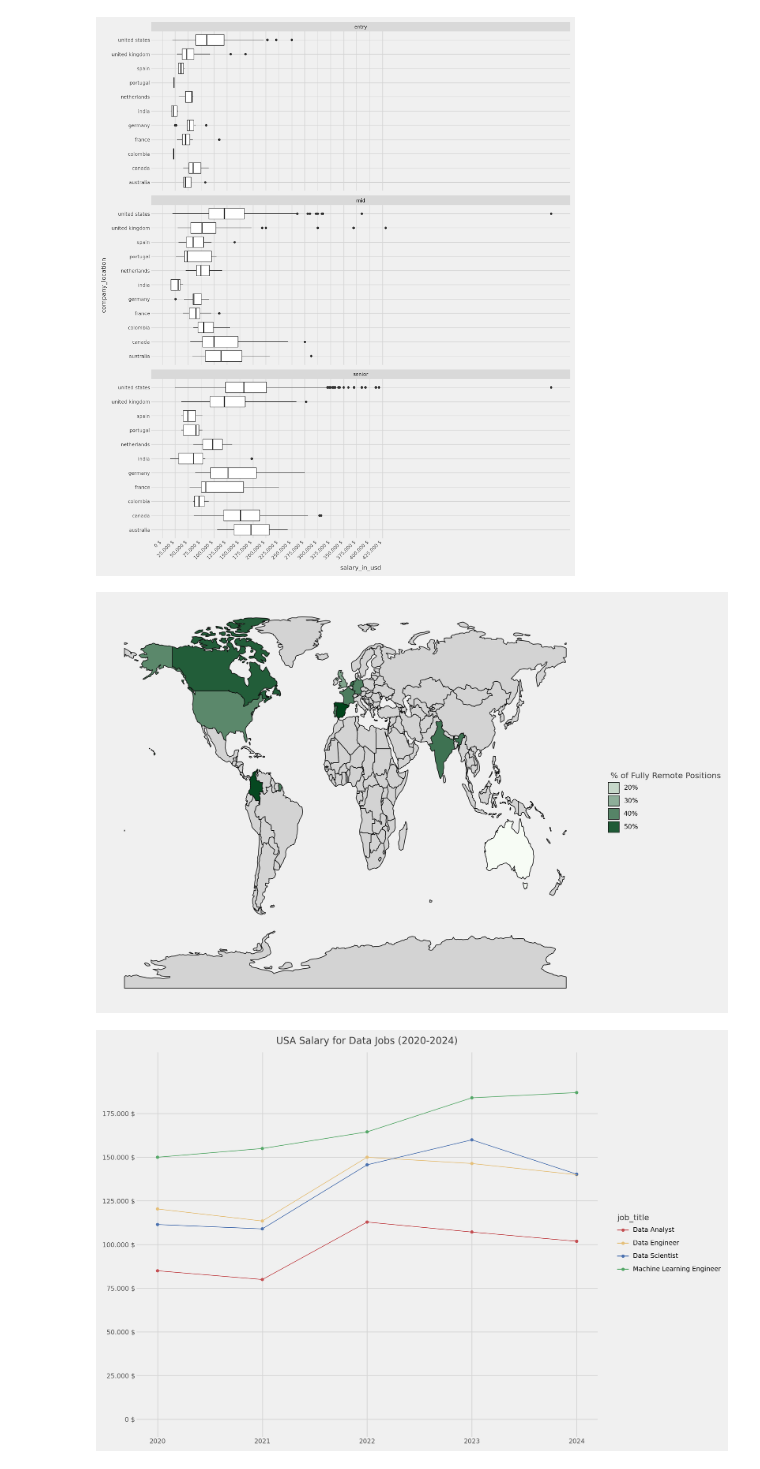
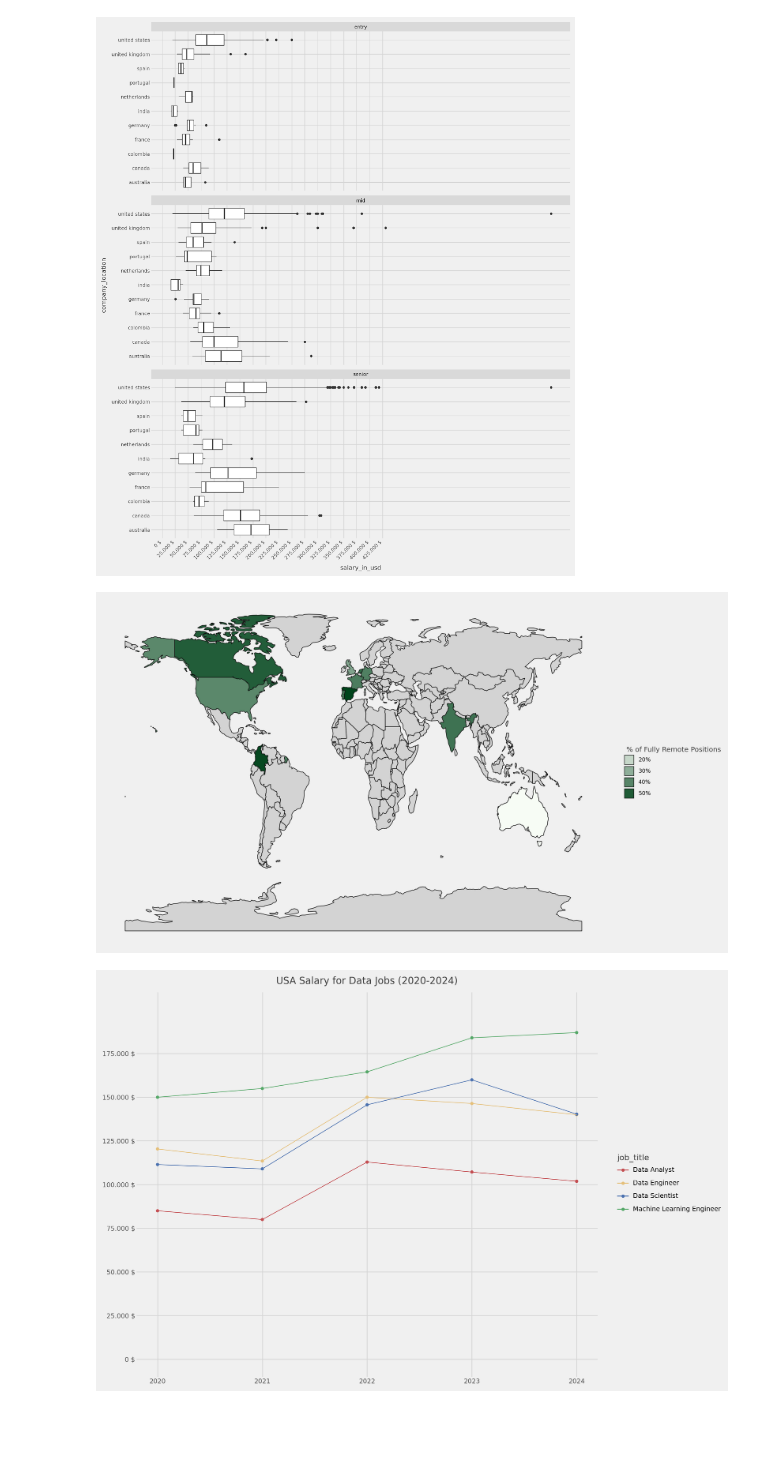
Before and after one commit to MarcoGennaro01/Data_Science_Jobs_-2020-2024-Data_Visualization, a Jupyter notebook: main.ipynb, the cells around one changed output. Drawn from its saved outputs; the diff is of its cells as text; code cells hidden in the pictures; blank space fills up the shorter version.

```diff
--- a/main.ipynb
+++ b/main.ipynb
@@ -117,8 +117,6 @@ data["employment_type"] = Categorical(data["employment_type"])
 ordered_work_models = ["on-site","hybrid","remote"]
 data["work_models"] = Categorical(data["work_models"], ordered = True,categories = ordered_work_models)
 
-data["data_size"] = Categorical(data["work_models"])
-
 ordered_size = ["small", "medium", "large"]
 data["company_size"] = Categorical(data["company_size"], ordered = True, categories = ordered_size)
 
@@ -330,19 +330,19 @@ def labeller1(x):
 # %%
 (
     ggplot(remote_prop, aes(fill = "work_models"))
     + geom_map()
-    + theme(figure_size=(12,8),
+    + theme(figure_size=(14,8),
             axis_text_x=element_blank(),
             axis_text_y=element_blank(),
             panel_grid=element_blank())
     + scale_fill_gradient(name = " % of Fully Remote Positions",
                           low = "#f7fcf5", high="#00441b",
                           guide = "legend",
                           na_value="lightgrey",
                           labels = ("20%","30%","40%","50%"))
 )
 # %% [output]
-[figure, old version]
+[figure, new version]
 # %%
 (
     ggplot(salaries_job_title, aes(x='work_year', y='salary_in_usd', color = 'job_title', group ='job_title'))
```
Also changed, not shown: parts of 9 cells of this notebook.
